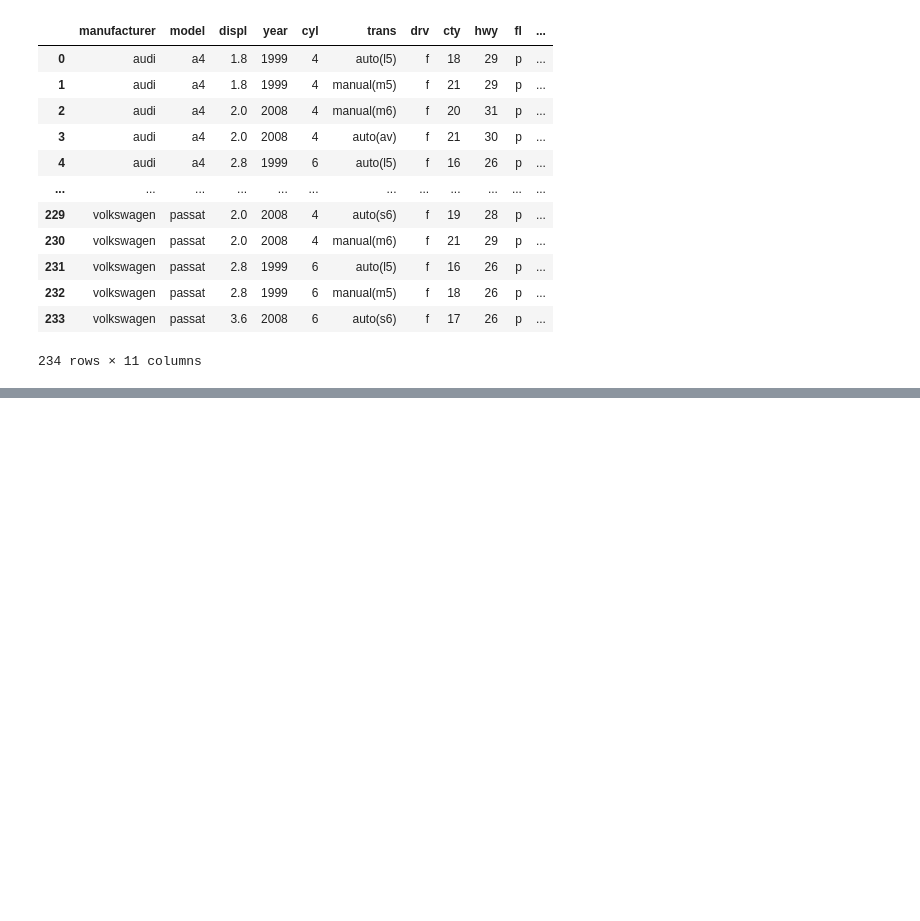
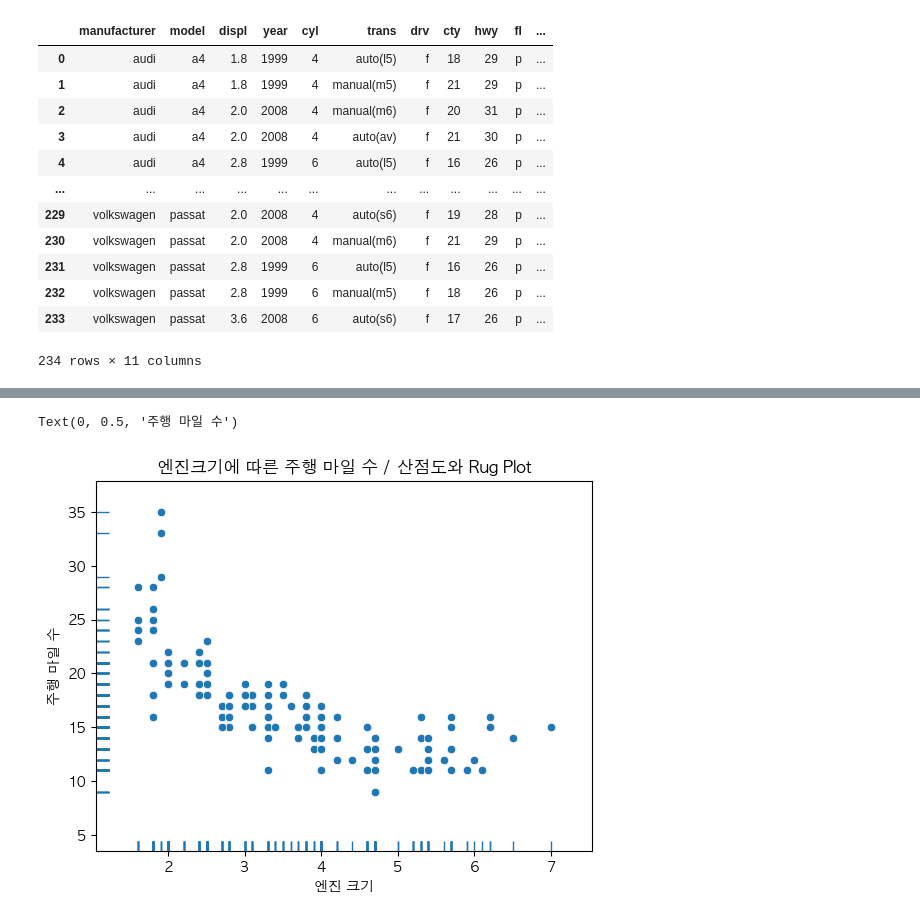
Before and after one commit to DowonMo/Visualization, a Jupyter notebook: 5_0_vehicle.ipynb, the cells around one changed output, grey strips where cells are left out. Drawn from its saved outputs; the diff is of its cells as text; code cells hidden in the pictures; blank space fills up the shorter version.

```diff
--- a/5_0_vehicle.ipynb
+++ b/5_0_vehicle.ipynb
@@ -45,0 +63,10 @@ df
+# %%
+plt.subplots()
+sns.scatterplot(data = df, x = 'displ', y = 'cty')
+ax = sns.rugplot(data = df, x = 'displ', y = 'cty')
+ax.set_title('엔진크기에 따른 주행 마일 수 / 산점도와 Rug Plot')
+ax.set_xlabel('엔진 크기')
+ax.set_ylabel('주행 마일 수')
+# %% [output]
+Text(0, 0.5, '주행 마일 수')
+[figure, added]
```
Also changed, not shown: parts of 10 cells of this notebook.
